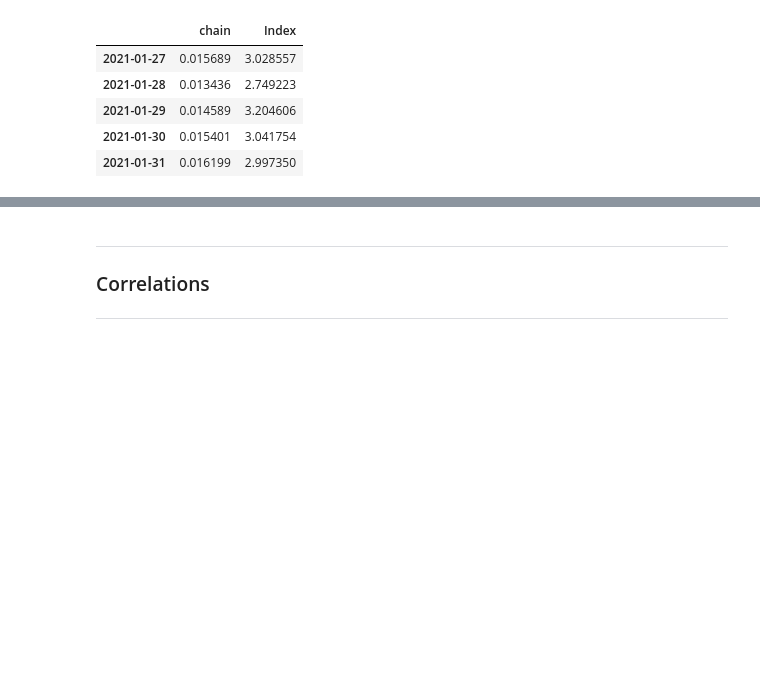
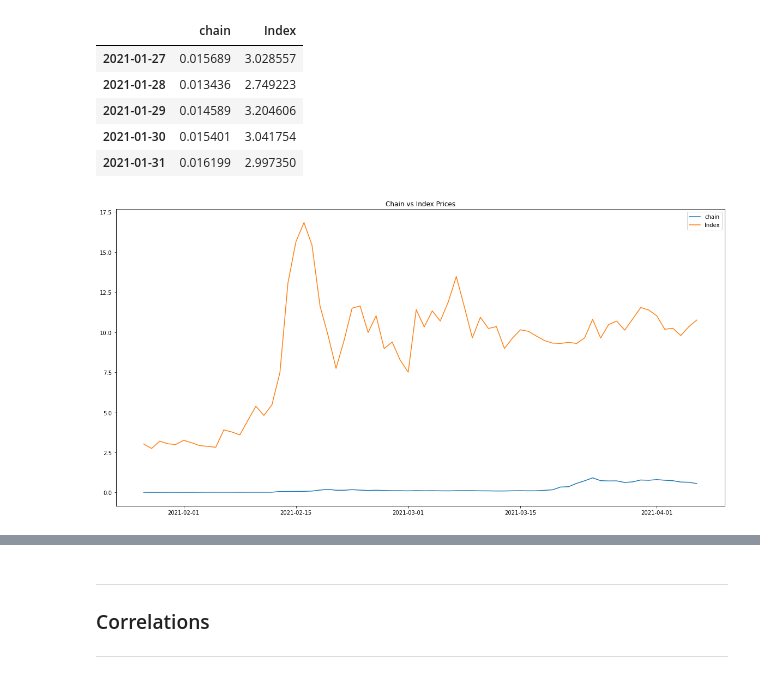
Before and after one commit to Hash3rown/nfty_tree.io, a Jupyter notebook: sandbox/kelso_chain_analysis.ipynb, the cells around one changed output, grey strips where cells are left out. Drawn from its saved outputs; the diff is of its cells as text; code cells hidden in the pictures; blank space fills up the shorter version.

Commit message:
scaled chain vs index prices

```diff
--- a/sandbox/kelso_chain_analysis.ipynb
+++ b/sandbox/kelso_chain_analysis.ipynb
@@ -259,3 +259,7 @@ chain_v_index_prices_df.head()
 | 2021-01-29 | 0.014589 | 3.204606 |
 | 2021-01-30 | 0.015401 | 3.041754 |
 | 2021-01-31 | 0.016199 | 2.997350 |
+# %%
+chain_v_index_prices_df.plot(figsize=[20,10], title="Chain vs Index Prices");
+# %% [output]
+[figure, added]
```
Also changed, not shown: parts of 10 cells of this notebook.
